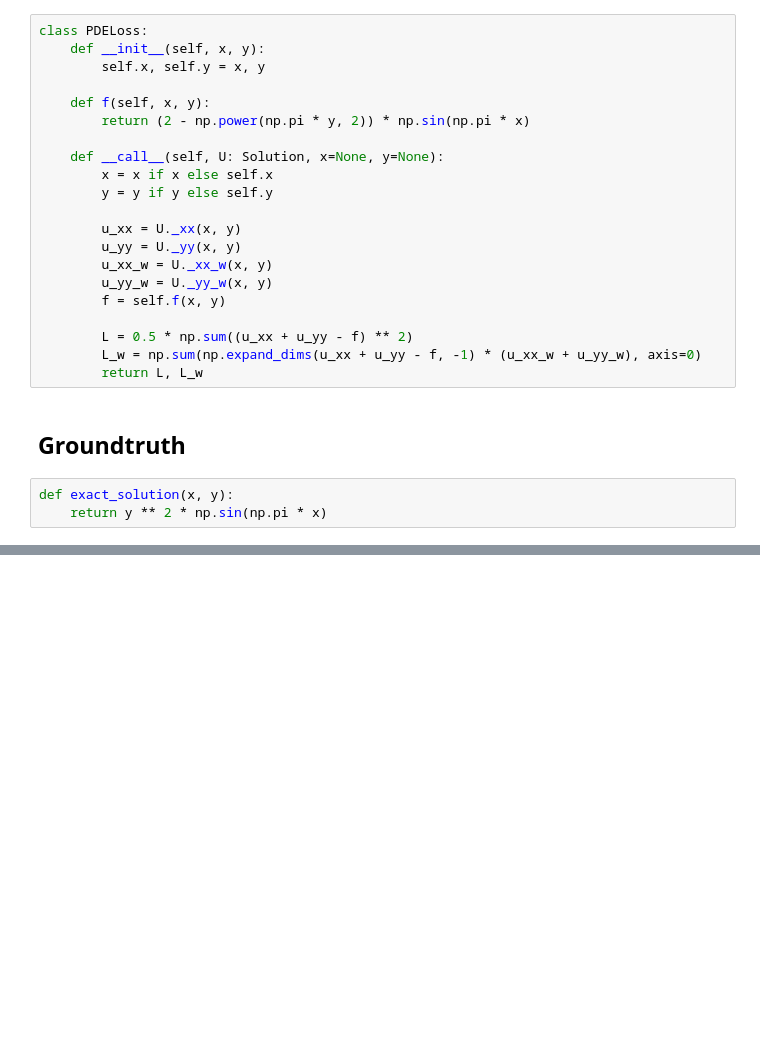
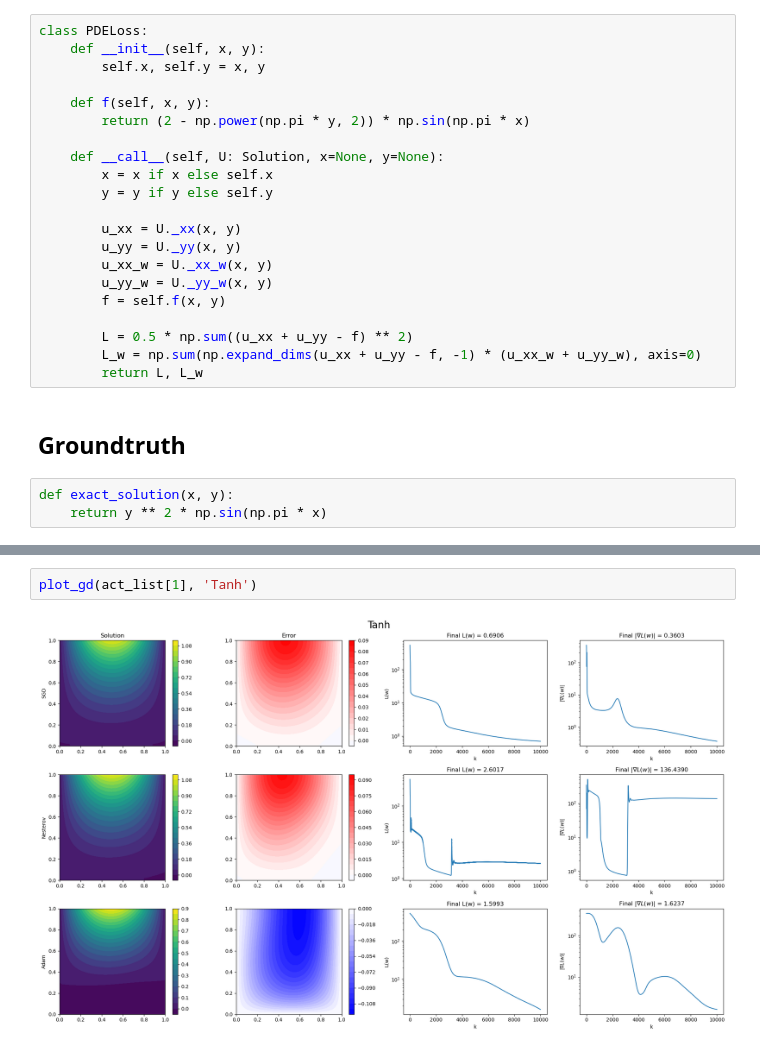
Before and after one commit to qchen0815/AMSC808N-Project-1, a Jupyter notebook: src/problem2.ipynb, the cells around one changed output, grey strips where cells are left out. Cells and saved outputs as stored; diff of their text form; blank space fills up the shorter version.

```diff
--- a/src/problem2.ipynb
+++ b/src/problem2.ipynb
@@ -343,0 +404,4 @@ plt.hist(((sol(x, y).reshape(7, 7) - exact_solution(x, y).reshape(7, 7)) / exact
+# %%
+plot_gd(act_list[1], 'Tanh')
+# %% [output]
+[figure, added]
```
Also changed, not shown: parts of 12 cells of this notebook.
